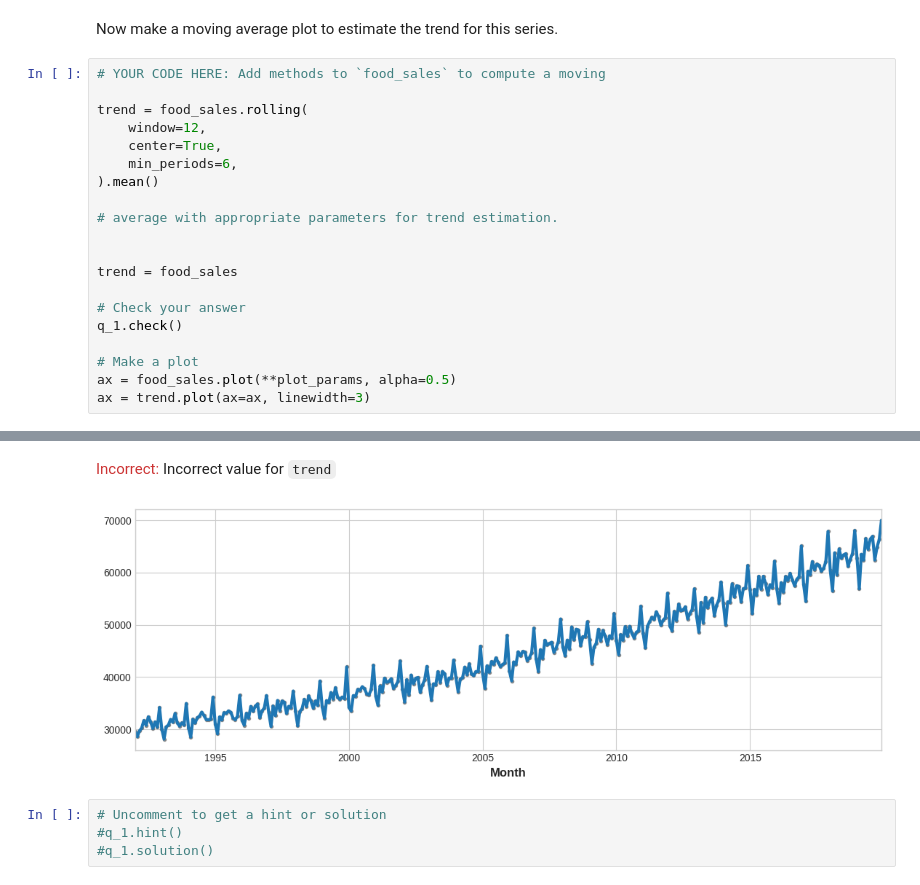
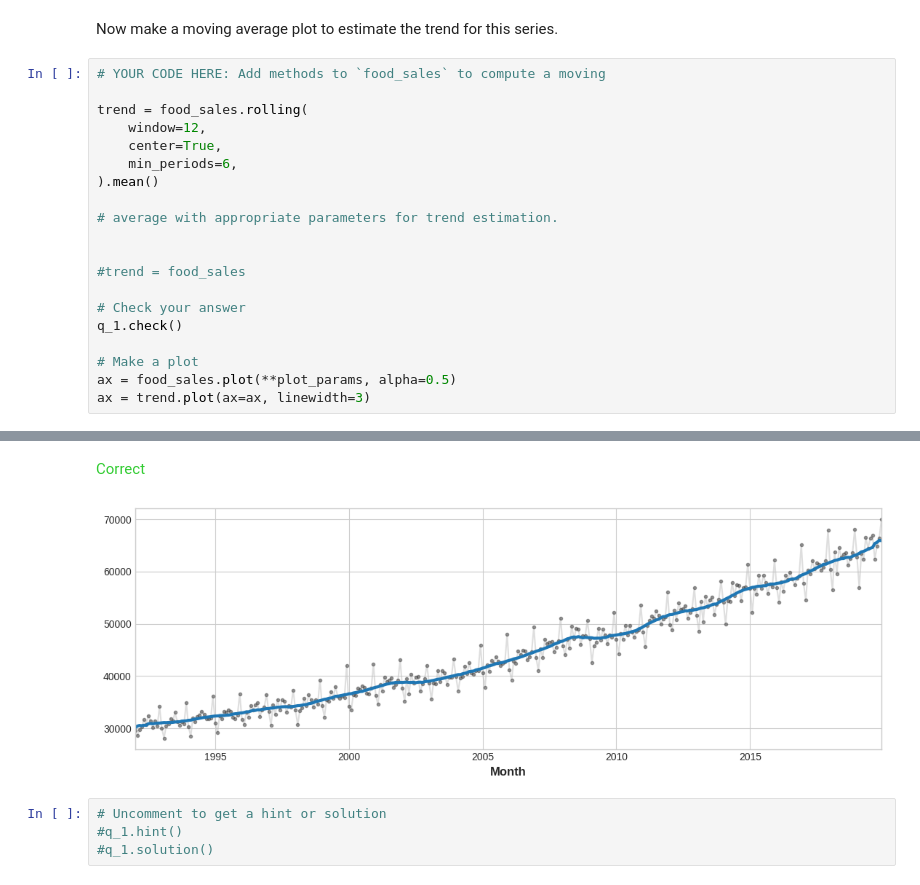
Before and after one commit to shweta27407/data-science-projects, a Jupyter notebook: Kaggle Time Series/exercise-trend.ipynb, the cells around one changed output, grey strips where cells are left out. Cells and saved outputs as stored; diff of their text form.

Commit message:
trends

```diff
--- a/Kaggle Time Series/exercise-trend.ipynb
+++ b/Kaggle Time Series/exercise-trend.ipynb
@@ -65,27 +65,27 @@ Now make a moving average plot to estimate the trend for this series.
 # %%
 # YOUR CODE HERE: Add methods to `food_sales` to compute a moving
 
 trend = food_sales.rolling(
     window=12,
     center=True,
     min_periods=6,
 ).mean()
 
 # average with appropriate parameters for trend estimation.
 
 
-trend = food_sales
+#trend = food_sales
 
 # Check your answer
 q_1.check()
 
 # Make a plot
 ax = food_sales.plot(**plot_params, alpha=0.5)
 ax = trend.plot(ax=ax, linewidth=3)
 # %% [output]
 [interactive output not drawn]
-<span style="color:#cc3333">Incorrect:</span> Incorrect value for `trend`
+<span style="color:#33cc33">Correct</span>
-[figure, old version]
+[figure, new version]
 # %%
 # Uncomment to get a hint or solution
 #q_1.hint()
```
